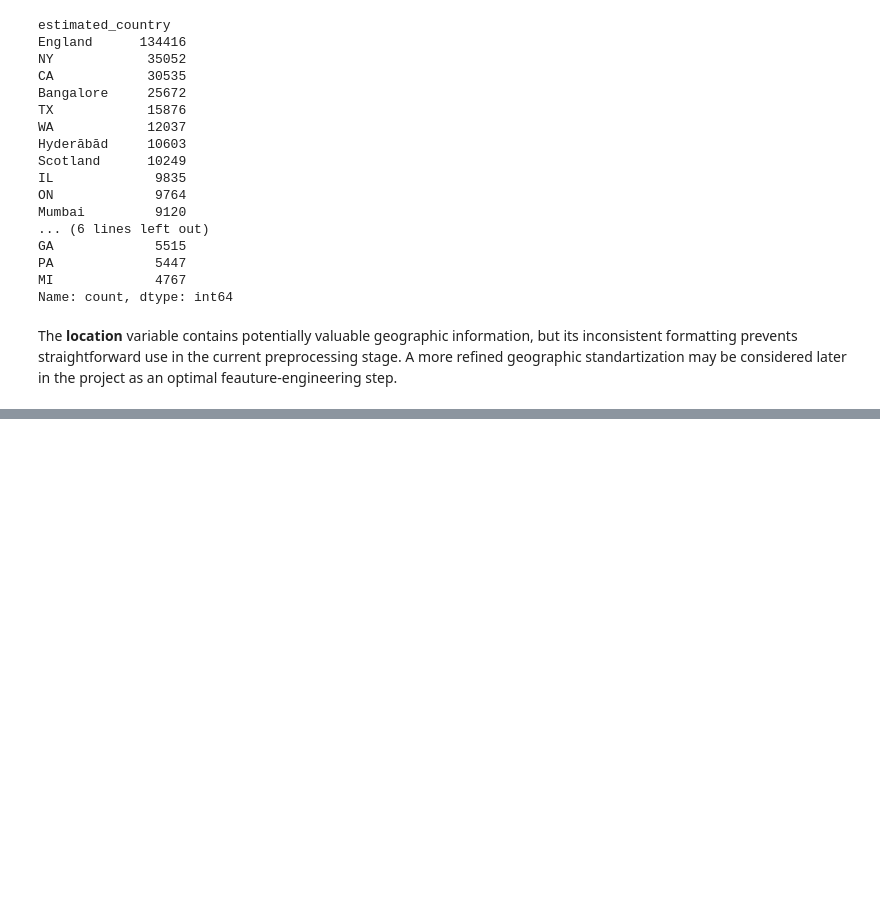
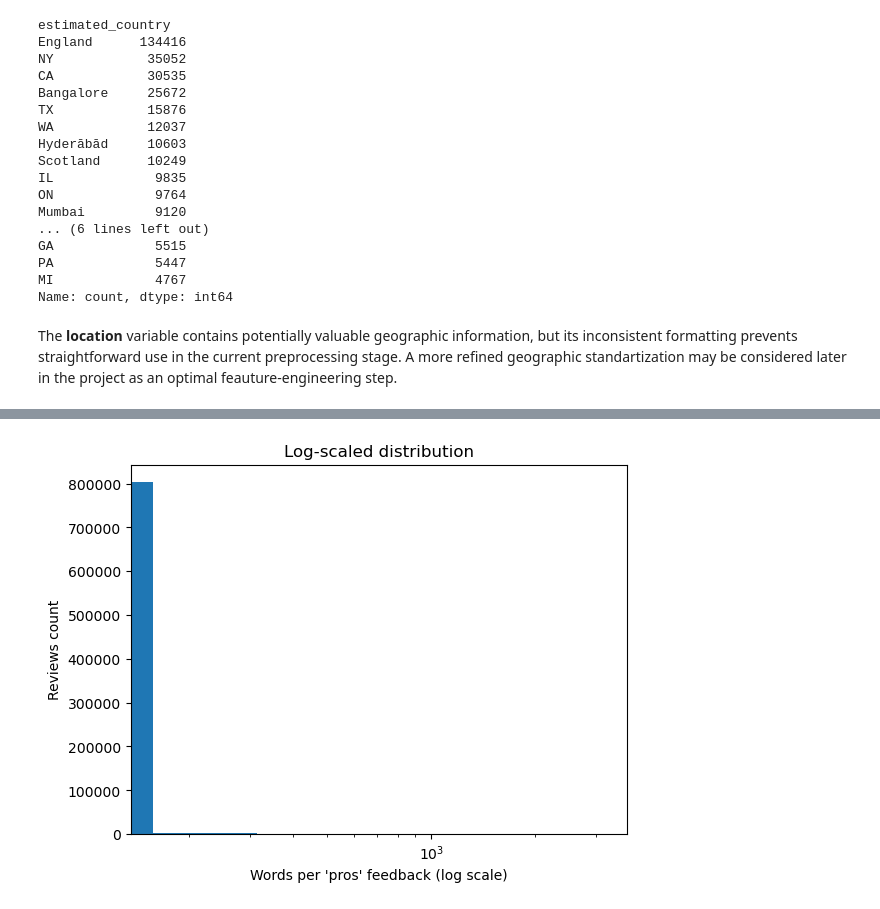
Before and after one commit to YoanaHadzhidimitrova/employee_review_analysis, a Jupyter notebook: employee_review_analysis.ipynb, the cells around one changed output, grey strips where cells are left out. Drawn from its saved outputs; the diff is of its cells as text; code cells hidden in the pictures; blank space fills up the shorter version.

```diff
--- a/employee_review_analysis.ipynb
+++ b/employee_review_analysis.ipynb
@@ -608,0 +764,2 @@ The **location** variable contains potentially valuable geographic information,
+# %%
+glassdoor_reviews['pros_clean'] = glassdoor_reviews['pros'].fillna('').str.strip().str.lower()
@@ -608,0 +790,2 @@ The **location** variable contains potentially valuable geographic information,
+# %%
+glassdoor_reviews['pros_clean'] = glassdoor_reviews['pros_clean'].str.replace(r'.','')
@@ -608,0 +820,3 @@ The **location** variable contains potentially valuable geographic information,
+# %%
+glassdoor_reviews['pros_word_count'] = glassdoor_reviews['pros_clean'].str.split().str.len()
+glassdoor_reviews['pros_word_count'].describe()
@@ -608,0 +833,9 @@ The **location** variable contains potentially valuable geographic information,
+# %%
+plt.hist(glassdoor_reviews['pros_word_count'], bins = 20)
+plt.xscale('log')
+plt.xlabel('Words per \'pros\' feedback (log scale)')
+plt.ylabel('Reviews count')
+plt.title('Log-scaled distribution')
+plt.show()
+# %% [output]
+[figure, added]
```
Also changed, not shown: parts of 54 cells of this notebook.
